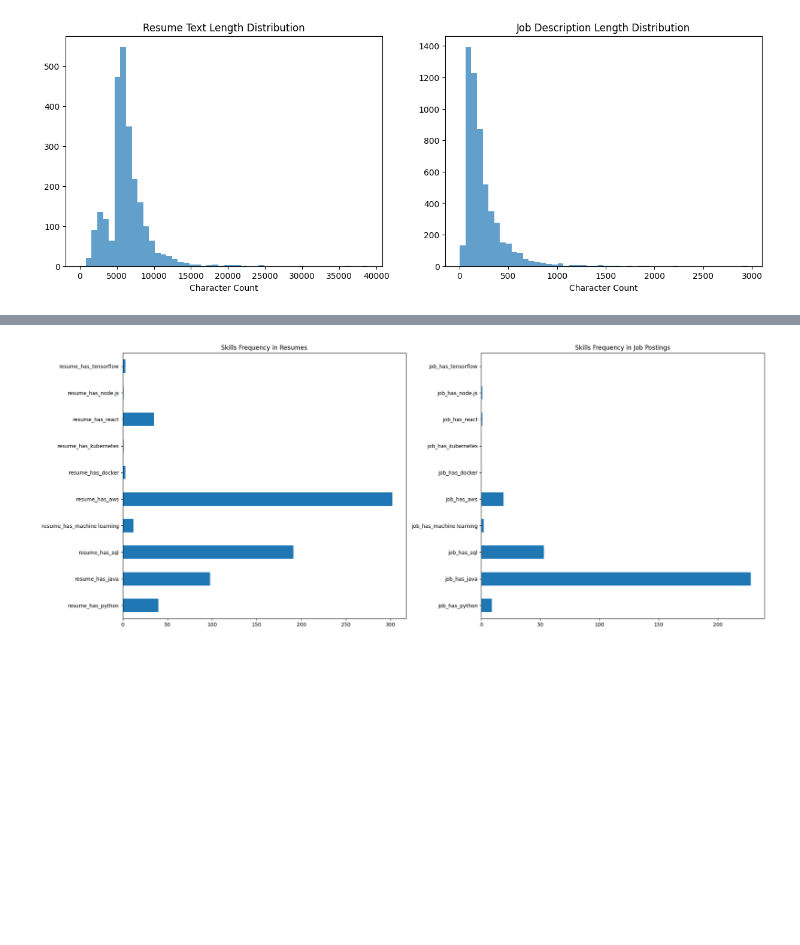
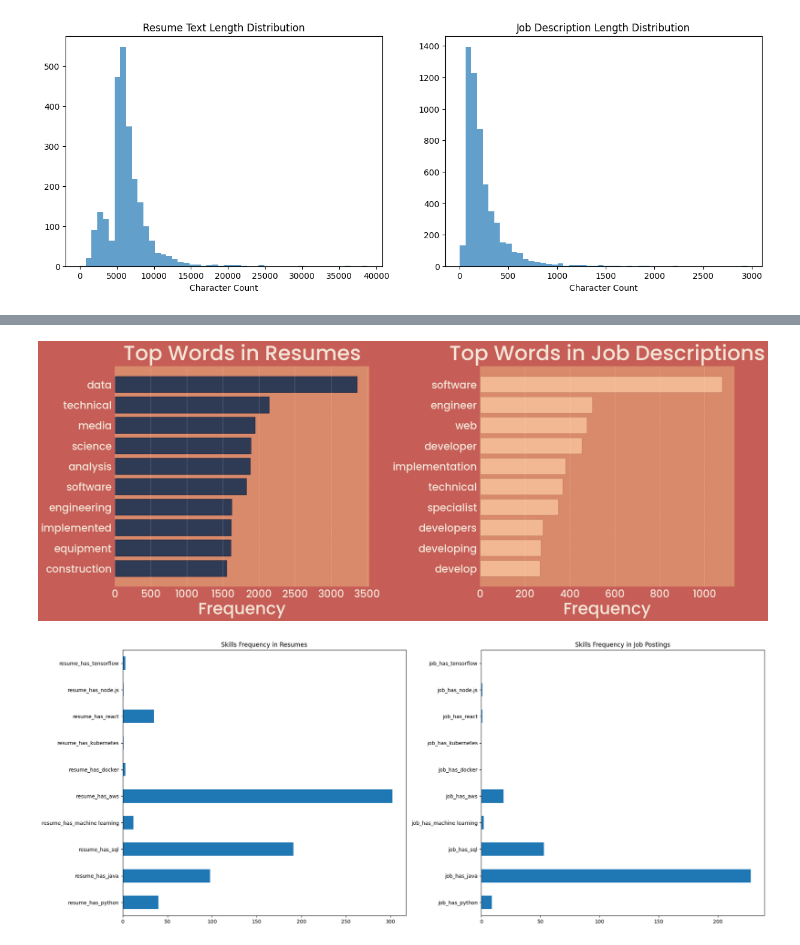
Before and after one commit to MalihaT111/ai-recruitment, a Jupyter notebook: notebooks/3edanormal.ipynb, the cells around one changed output, grey strips where cells are left out. Drawn from its saved outputs; the diff is of its cells as text; code cells hidden in the pictures; blank space fills up the shorter version.

```diff
--- a/notebooks/3edanormal.ipynb
+++ b/notebooks/3edanormal.ipynb
@@ -61,0 +148,73 @@ plt.show()
+# %%
+import matplotlib.pyplot as plt
+import matplotlib.font_manager as fm
+
+# Path to your uploaded font
+font_path = "Poppins-Medium.ttf"
+
+# Register font
+fm.fontManager.addfont(font_path)
+
+# Set global font family + weight
+plt.rcParams["font.family"] = "Poppins"
+plt.rcParams["font.weight"] = "medium"
+
+
+
+# Colors themed to your deck
+bg_color       = "#c65d57"   # terracotta
+panel_color    = "#D98A6B"   # lighter terracotta panel
+text_color     = "#F4E6D8"   # warmer cream
+resume_bar     = "#2F3A55"   # soft navy
+job_bar        = "#F2B894"   # peach accent
+grid_color     = "#F4E6D890" # semi-transparent cream gridlines
+
+# Reverse for nicer barh order
+res_words, res_counts = zip(*reversed(top_resume_words))
+job_words, job_counts = zip(*reversed(top_job_words))
+
+fig, (ax1, ax2) = plt.subplots(1, 2, figsize=(24, 10))
+fig.patch.set_facecolor(bg_color)
+
+for ax in (ax1, ax2):
+    ax.set_facecolor(panel_color)
+
+    # Tick styling
+    ax.tick_params(colors=text_color, labelsize=25, width=0)
+
+    ax.xaxis.label.set_color(text_color)
+    ax.yaxis.label.set_color(text_color)
+    ax.title.set_color(text_color)
+
+    # Clean frame
+    for spine in ax.spines.values():
+        spine.set_visible(False)
+
+    ax.grid(axis="x",
+            linestyle="--",
+            linewidth=1.0,
+            alpha=0.45,
+            color=grid_color)
+
+# Resume plot
+ax1.barh(res_words, res_counts,
+         color=resume_bar,
+         edgecolor="#1E2538")
+
+ax1.set_title("Top Words in Resumes",
+              fontsize=50, pad=15, fontweight="semibold")
+ax1.set_xlabel("Frequency", fontsize=40)
+
+# Job Post plot
+ax2.barh(job_words, job_counts,
+         color=job_bar,
+         edgecolor="#C17E63")
+
+ax2.set_title("Top Words in Job Descriptions",
+              fontsize=50, pad=15, fontweight="semibold")
+ax2.set_xlabel("Frequency", fontsize=40)
+
+plt.tight_layout(pad=3)
+plt.show()
+# %% [output]
+[figure, added]
```
Also changed, not shown: parts of 12 cells of this notebook, 3 other files.
